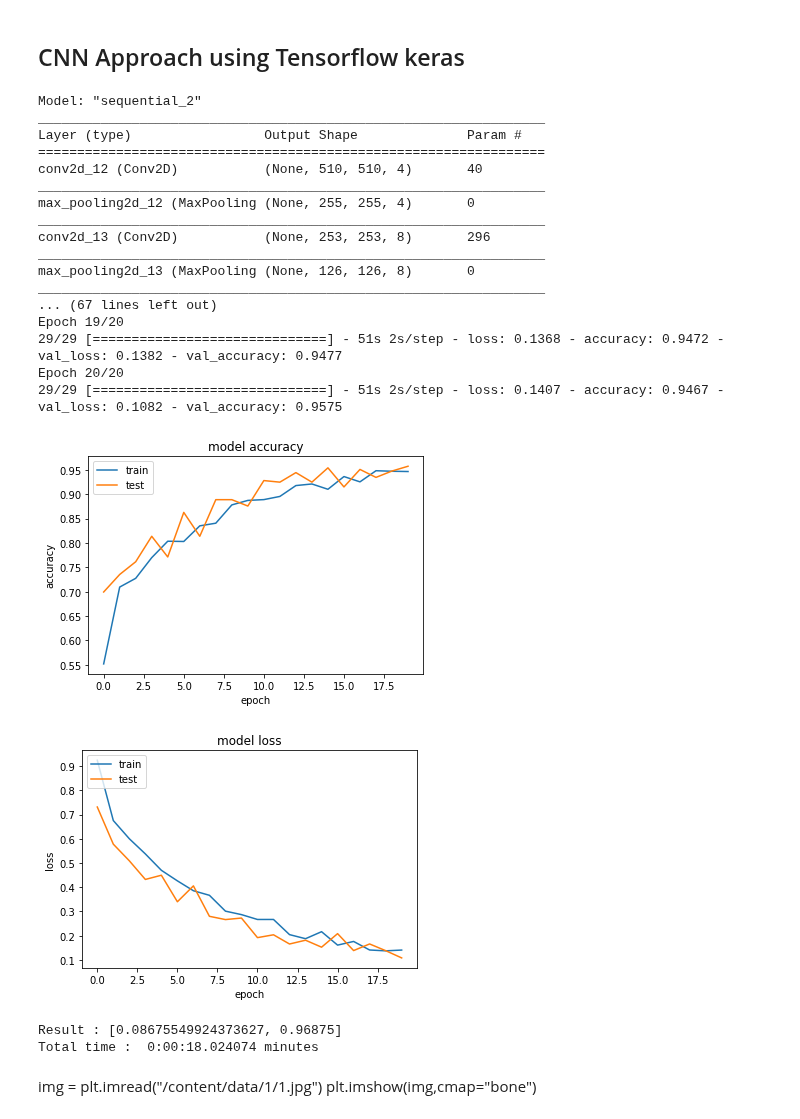
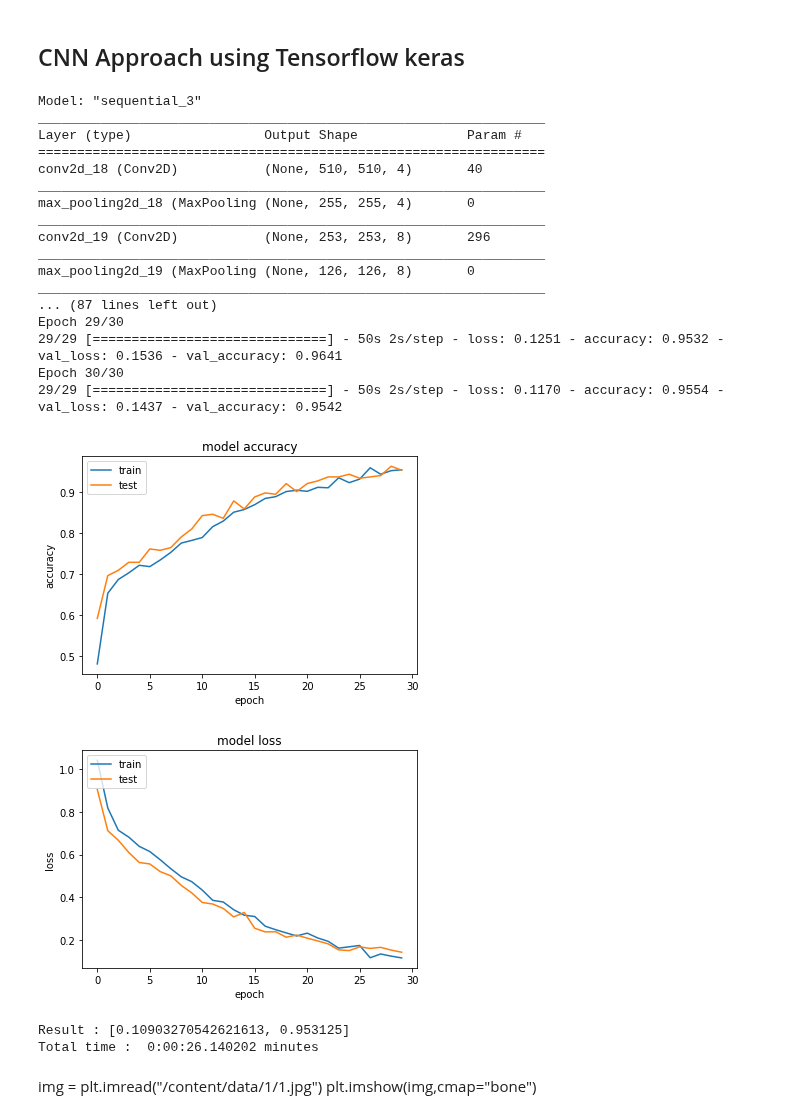
Before and after one commit to PadmarajBhat/Machine-Learning, a Jupyter notebook: BrainTumorClassification.ipynb, the cells around one changed output. Saved outputs shown, nothing was run; the diff lists cells and outputs as text; code cells hidden in the pictures.

Commit message:
60% training + 30 epochs = 95% iteration

```diff
--- a/BrainTumorClassification.ipynb
+++ b/BrainTumorClassification.ipynb
@@ -1120,53 +1120,53 @@ def CNN():
 
   history = model.fit_generator(training_data
                                 ,validation_data=validation_data
-                                ,epochs=20
+                                ,epochs=30
                                 ,use_multiprocessing=True
                                 )
   # summarize history for accuracy
   plt.plot(history.history['accuracy'])
   plt.plot(history.history['val_accuracy'])
   plt.title('model accuracy')
   plt.ylabel('accuracy')
   plt.xlabel('epoch')
   plt.legend(['train', 'test'], loc='upper left')
   plt.show()
   # summarize history for loss
   plt.plot(history.history['loss'])
   plt.plot(history.history['val_loss'])
   plt.title('model loss')
   plt.ylabel('loss')
   plt.xlabel('epoch')
   plt.legend(['train', 'test'], loc='upper left')
   plt.show()
 
   result = model.evaluate_generator(testing_data,steps=1)
   print("Result :", result)
   print("Total time : ", (datetime.datetime.now()-time_start)//60, "minutes")
 
 CNN()
 # %% [output]
-Model: "sequential_2"
+Model: "sequential_3"
 _________________________________________________________________
 Layer (type)                 Output Shape              Param #
 =================================================================
-conv2d_12 (Conv2D)           (None, 510, 510, 4)       40
+conv2d_18 (Conv2D)           (None, 510, 510, 4)       40
 _________________________________________________________________
-max_pooling2d_12 (MaxPooling (None, 255, 255, 4)       0
+max_pooling2d_18 (MaxPooling (None, 255, 255, 4)       0
 _________________________________________________________________
-conv2d_13 (Conv2D)           (None, 253, 253, 8)       296
+conv2d_19 (Conv2D)           (None, 253, 253, 8)       296
 _________________________________________________________________
-max_pooling2d_13 (MaxPooling (None, 126, 126, 8)       0
+max_pooling2d_19 (MaxPooling (None, 126, 126, 8)       0
 _________________________________________________________________
-... (67 lines left out)
-Epoch 19/20
-29/29 [==============================] - 51s 2s/step - loss: 0.1368 - accuracy: 0.9472 - val_loss: 0.1382 - val_accuracy: 0.9477
-Epoch 20/20
-29/29 [==============================] - 51s 2s/step - loss: 0.1407 - accuracy: 0.9467 - val_loss: 0.1082 - val_accuracy: 0.9575
+... (87 lines left out)
+Epoch 29/30
+29/29 [==============================] - 50s 2s/step - loss: 0.1251 - accuracy: 0.9532 - val_loss: 0.1536 - val_accuracy: 0.9641
+Epoch 30/30
+29/29 [==============================] - 50s 2s/step - loss: 0.1170 - accuracy: 0.9554 - val_loss: 0.1437 - val_accuracy: 0.9542
-[figure, old version]
+[figure, new version]
-[figure, old version]
+[figure, new version]
-Result : [0.08675549924373627, 0.96875]
-Total time :  0:00:18.024074 minutes
+Result : [0.10903270542621613, 0.953125]
+Total time :  0:00:26.140202 minutes
 # %% [markdown]
 img = plt.imread("/content/data/1/1.jpg")
 plt.imshow(img,cmap="bone")
```
